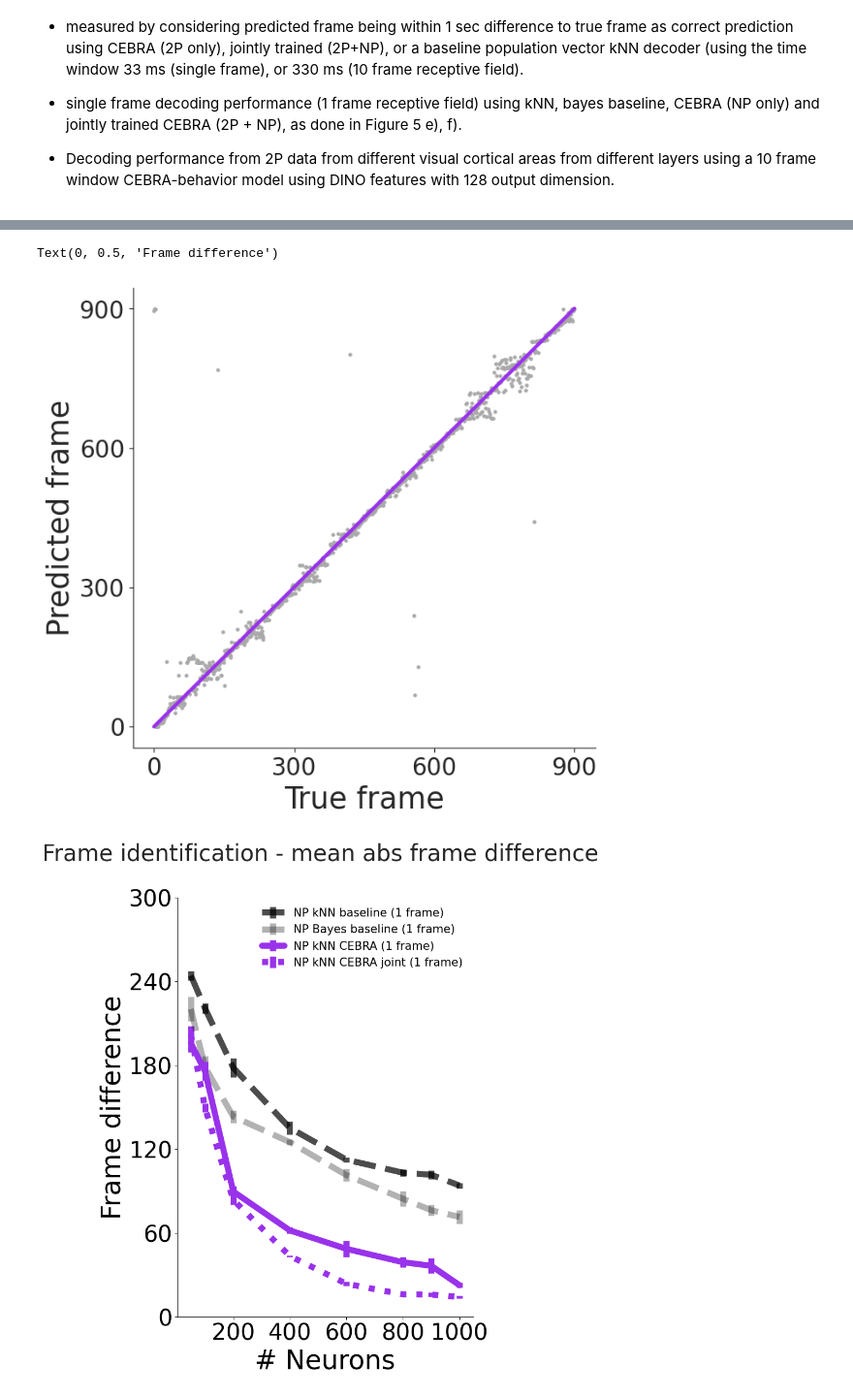
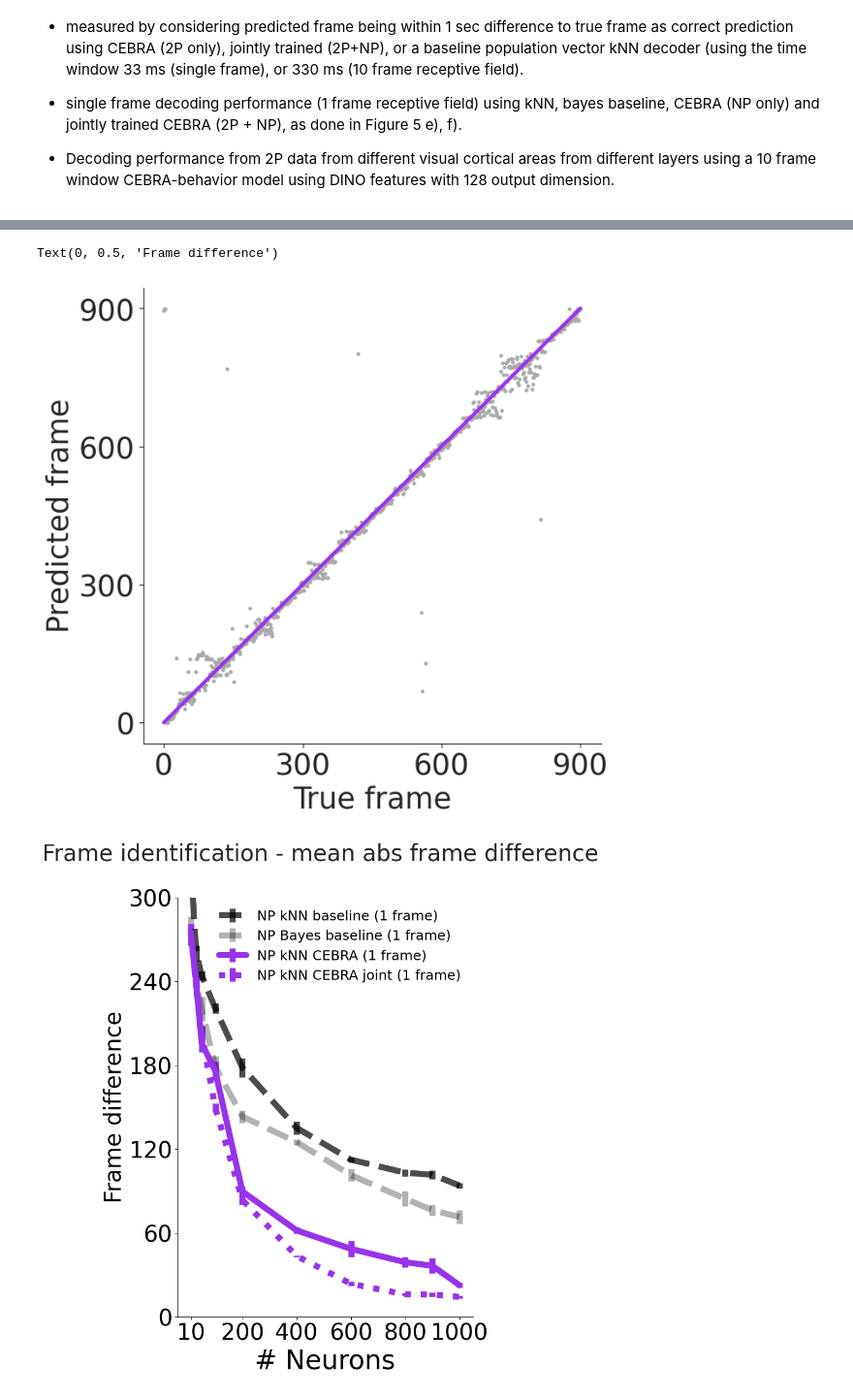
Before and after one commit to AdaptiveMotorControlLab/cebra-figures, a Jupyter notebook: figures/ExtendedDataFigure10.ipynb, the cells around one changed output, grey strips where cells are left out. Shown at 97% size. Saved outputs shown, nothing was run; the diff lists cells and outputs as text; code cells hidden in the pictures.

```diff
--- a/figures/ExtendedDataFigure10.ipynb
+++ b/figures/ExtendedDataFigure10.ipynb
@@ -88,15 +88,16 @@ def set_ax(ax):
     ax.spines["right"].set_visible(False)
     ax.spines["top"].set_visible(False)
     ax.set_xticks(
-        np.arange(10), [10, 30, 50, 100, 200, 400, 600, 800, 900, 1000], fontsize=15
+        [10, 200, 400, 600, 800, 1000], [10, 200, 400, 600, 800, 1000], fontsize=30
     )
     ax.set_yticks(np.linspace(0, 100, 5), np.linspace(0, 100, 5).astype(int), fontsize=30)
     ax.set_xlabel("# Neurons", fontsize=30)
     ax.set_ylabel("$R^2$", fontsize=30)
-    l1 = ax.legend(fontsize=15, loc="lower right", title_fontsize=15, frameon=False)
+    l1 = ax.legend(fontsize=20, loc="lower right", title_fontsize=15, frameon=False)
 
 fig=plt.figure(figsize=(20, 16))
 plt.subplots_adjust(wspace=0.5, hspace=0.5)
+ns = [10, 30, 50, 100, 200, 400, 600, 800, 900, 1000]
 for i, d in enumerate([8, 64]):
     ax1 = plt.subplot(2, 2, i + 1)
 
@@ -104,7 +105,7 @@ for i, d in enumerate([8, 64]):
     np_np_joint_res = get_mean_err_dic(data["consistency"]["np-np_joint"][d])
 
     ax1.errorbar(
-        np.arange(10),
+        ns,
         ca_ca_joint_res[0],
         ca_ca_joint_res[1],
         label="Ca-Ca joint",
@@ -113,7 +114,7 @@ for i, d in enumerate([8, 64]):
         linewidth=8,
     )
     ax1.errorbar(
-        np.arange(10),
+        ns,
         np_np_joint_res[0],
         np_np_joint_res[1],
         label="Neuropixel-Neuropixel joint",
@@ -131,7 +132,7 @@ for i, d in enumerate([8, 64]):
     joint = get_mean_err_dic(data["consistency"]["joint"][d])
 
     ax2.errorbar(
-        np.arange(10),
+        ns,
         joint[0],
         joint[1],
         label="Joint",
@@ -140,7 +141,7 @@ for i, d in enumerate([8, 64]):
         linewidth=8,
     )
     ax2.errorbar(
-        np.arange(10),
+        ns,
         individual[0],
         individual[1],
         label="Individual",
@@ -339,11 +340,11 @@ def mean_err(accs):
     return means, errors
 
 def set_ax(ax):
-    _num_neurons = [200,400,600,800,1000]
+    _num_neurons = [10,200,400,600,800,1000]
     ax.spines['top'].set_visible(False)
     ax.spines['right'].set_visible(False)
     ax.set_xticks(
-        _num_neurons, _num_neurons, fontsize=25
+        _num_neurons, _num_neurons, fontsize=27
     )
     ax.set_yticks(np.linspace(0, 100, 5), np.linspace(0, 100, 5).astype(int), fontsize=30)
     ax.set_xlabel("# Neurons", fontsize=30)
@@ -427,19 +428,19 @@ frame_np_knn_baseline_33_err =data['frame_err']['knn']['np_baseline_33']
 frame_np_cebra_knn_33_err = data['frame_err']['knn']['np_cebra_33']
 frame_np_joint_cebra_knn_33_err = data['frame_err']['knn']['np_cebra_joint_33']
 # %%
-num_neurons = [50,100,200,400, 600, 800,900, 1000]
+num_neurons = [10,30,50,100,200,400, 600, 800,900, 1000]
 
 def set_ax(ax, white_c):
     ax.spines['right'].set_visible(False)
     ax.spines['top'].set_visible(False)
     ax.spines['left'].set_color(white_c)
     ax.spines['bottom'].set_color(white_c)
-    ax.set_xticks([200,400, 600, 800,1000], [200,400, 600, 800,1000], fontsize = 30, color = white_c)
+    ax.set_xticks([10,200,400, 600, 800,1000], [10,200,400, 600, 800,1000], fontsize = 30, color = white_c)
     ax.set_yticks(np.linspace(0,100,5), np.linspace(0,100,5, dtype = int), fontsize = 30,color = white_c)
     ax.set_xlabel('# Neurons', fontsize = 35, color = white_c)
     ax.set_ylabel('Acc (%, in 1s time window)', fontsize=35, color = white_c)
     ax.tick_params(colors=white_c)
-    l1=ax.legend(fontsize= 15, loc = 'best', title_fontsize = 15,  frameon = False  )
+    l1=ax.legend(fontsize= 18, loc = 'best', title_fontsize =18,  frameon = False  )
 
     for text in l1.get_texts():
         text.set_color(white_c)
@@ -502,8 +503,8 @@ ax=plt.subplot(111)
 frame_err = frame_np_cebra_knn_33_err[1000][1]
 ax.scatter(np.arange(len(frame_err)), np.arange(900)+frame_err, s=5, c = 'darkgray' )
 ax.plot((0,len(frame_err)), (0,900), c="#9932EB", lw=3,)
-ax.set_xticks(np.linspace(0,900, 4), np.linspace(0,900,4).astype(int), fontsize=20)
-ax.set_yticks(np.linspace(0,900, 4), np.linspace(0,900,4).astype(int), fontsize=20)
+ax.set_xticks(np.linspace(0,900, 4), np.linspace(0,900,4).astype(int), fontsize=25)
+ax.set_yticks(np.linspace(0,900, 4), np.linspace(0,900,4).astype(int), fontsize=25)
 ax.set_xlabel('True frame', fontsize=25)
 ax.set_ylabel('Predicted frame', fontsize=25)
 ax.spines['right'].set_visible(False)
@@ -516,36 +517,36 @@ fig_33.suptitle(f'Frame identification - mean abs frame difference', fontsize=30
 plt.subplots_adjust(wspace = 0.5)
 ax1 = plt.subplot(111)
 
 c="#9932EB"
 
 ax1.errorbar(num_neurons, n_mean_err_frame_diff(frame_np_knn_baseline_33_err)[0],
              n_mean_err_frame_diff(frame_np_knn_baseline_33_err)[1],
              ls = '--',label = 'NP kNN baseline (1 frame)', color = 'k', alpha =0.7,
              markersize= 20, linewidth = 8)
 
 ax1.errorbar(num_neurons, n_mean_err_frame_diff(frame_np_bayes_baseline_33_err)[0],
              n_mean_err_frame_diff(frame_np_bayes_baseline_33_err)[1],
              ls='--',  label = 'NP Bayes baseline (1 frame)', color = 'k', alpha =0.3,
              markersize= 20, linewidth = 8)
 
 ax1.errorbar(num_neurons, n_mean_err_frame_diff(frame_np_cebra_knn_33_err)[0],
              n_mean_err_frame_diff(frame_np_cebra_knn_33_err)[1],
              label = 'NP kNN CEBRA (1 frame)', color = c, alpha =1,
              markersize= 20, linewidth = 8)
 
 ax1.errorbar(num_neurons, n_mean_err_frame_diff_joint(frame_np_joint_cebra_knn_33_err,'np')[0],
              n_mean_err_frame_diff_joint(frame_np_joint_cebra_knn_33_err,'np')[1],
             ls = 'dotted',label = 'NP kNN CEBRA joint (1 frame)', color = c, alpha =1,
              markersize= 20, linewidth = 8)
 
 ax1.set_ylim(0, 300)
 set_ax(ax1, white_c)
 ax1.set_yticks(np.linspace(0,300,6), np.linspace(0,300,6, dtype = int), fontsize = 30,color = white_c)
-ax1.set_ylabel('Frame difference', fontsize=35)
+ax1.set_ylabel('Frame difference', fontsize=30)
 # %% [output]
 Text(0, 0.5, 'Frame difference')
-[figure, old version]
+[figure, new version]
-[figure, old version]
+[figure, new version]
 # %%
 colors = {
     'VISl':'#A7D1F9',
```
Also changed, not shown: parts of 5 cells of this notebook, 4 other files.
